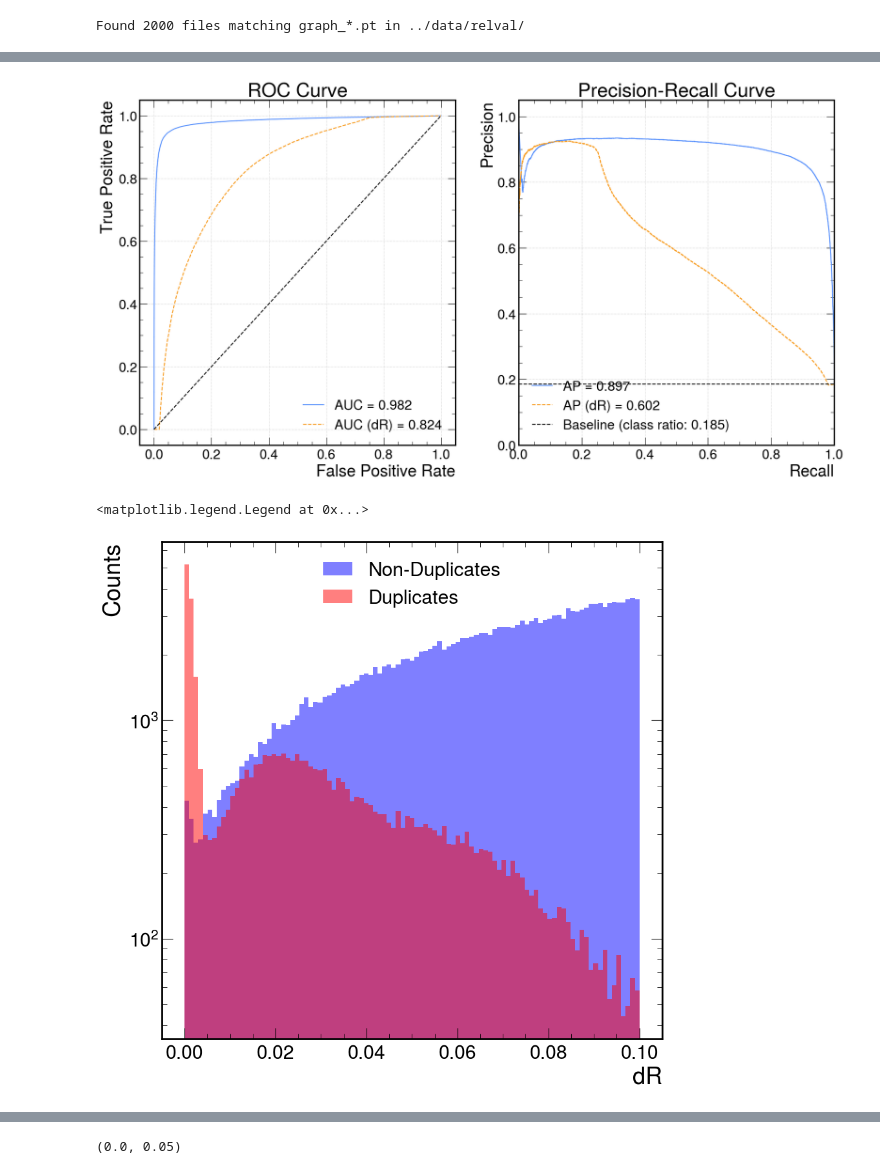
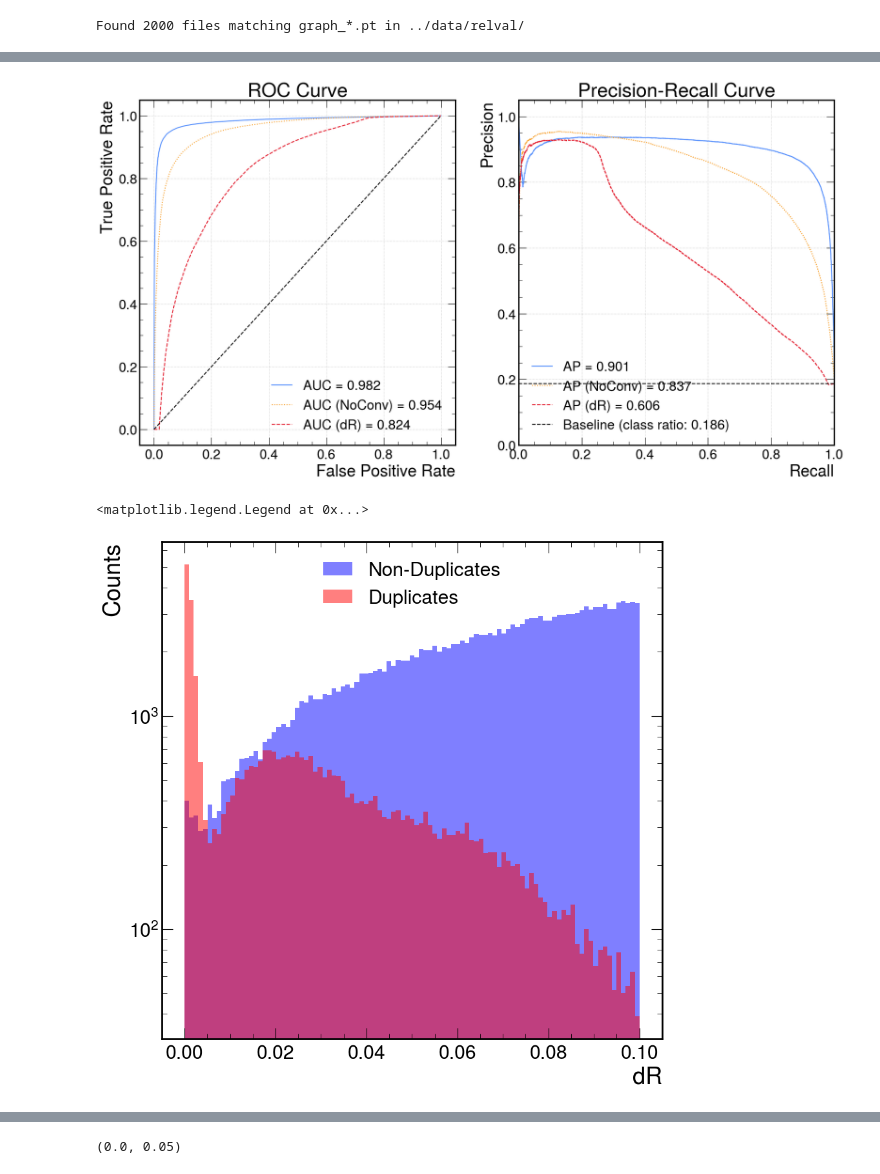
Before and after one commit to aashayarora/lst-dup-removal, a Jupyter notebook: validation/validation.ipynb, the cells around one changed output, grey strips where cells are left out. Saved outputs shown, nothing was run; the diff lists cells and outputs as text; code cells hidden in the pictures.

```diff
--- a/validation/validation.ipynb
+++ b/validation/validation.ipynb
@@ -24,13 +24,13 @@ with open("../config.json") as f:
     config = json.load(f)
 
 # Load the model
-models = glob("../output/model*.pt")
-best_model = sorted(models, key=lambda x: int(x.split("model_")[1].split(".")[0]))[-1]
-print(f"Loading model: {best_model}")
+# models = glob("../output/model*.pt")
+# best_model = sorted(models, key=lambda x: int(x.split("model_")[1].split(".")[0]))[-1]
+# print(f"Loading model: {best_model}")
 
 model = DRNetwork().from_config(config=config)
-model.load_state_dict(torch.load("../output/model_200.pt", map_location=torch.device("cpu")))
+model.load_state_dict(torch.load("../output/conv_model_200.pt", map_location=torch.device("cpu"), weights_only=False))
 
-# model_noconv = DRNetworkNoConv().from_config(config=config)
-# model_noconv.load_state_dict(torch.load("../output/noconv_model_200.pt", map_location=torch.device("cpu")))
+model_noconv = DRNetworkNoConv().from_config(config=config)
+model_noconv.load_state_dict(torch.load("../output/noconv_model_200.pt", map_location=torch.device("cpu"), weights_only=False))
 # %% [output]
@@ -44,6 +43,6 @@ Found 2000 files matching graph_*.pt in ../data/relval/
 # %%
 for graph in dataloader:
     embedding_orig, features_orig, labels_orig = model(graph)
-    # embedding_noconv, features_noconv, labels_noconv = model_noconv(graph)
+    embedding_noconv, features_noconv, labels_noconv = model_noconv(graph)
     break
 # %%
@@ -104,9 +96,9 @@ pair_emb = embedding_orig.detach().numpy()
 labelroc = labels_orig.detach().numpy()
 features = features_orig.detach().numpy()
 
-# pair_emb_noconv = embedding_noconv.detach().numpy()
-# labelroc_noconv = labels_noconv.detach().numpy()
-# features_noconv = features_noconv.detach().numpy()
+pair_emb_noconv = embedding_noconv.detach().numpy()
+labelroc_noconv = labels_noconv.detach().numpy()
+features_noconv = features_noconv.detach().numpy()
 
 eta1 = features[0][:, 1] * 5
 phi1 = features[0][:, 2] * 3.14
@@ -135,47 +127,47 @@ dists = np.linalg.norm(z1 - z2, axis=1)
 tpr, fpr, _= roc_curve(labelroc, dists)
 roc_auc = auc(fpr, tpr)
 
-# z1_noconv = pair_emb_noconv[0]
-# z2_noconv = pair_emb_noconv[1]
-# dists_noconv = np.linalg.norm(z1_noconv - z2_noconv, axis=1)
+z1_noconv = pair_emb_noconv[0]
+z2_noconv = pair_emb_noconv[1]
+dists_noconv = np.linalg.norm(z1_noconv - z2_noconv, axis=1)
 
-# tpr_noconv, fpr_noconv, _= roc_curve(labelroc_noconv, dists_noconv)
-# roc_auc_noconv = auc(fpr_noconv, tpr_noconv)
+tpr_noconv, fpr_noconv, _= roc_curve(labelroc_noconv, dists_noconv)
+roc_auc_noconv = auc(fpr_noconv, tpr_noconv)
 
 precision, recall, _ = precision_recall_curve(labelroc, -dists)  # Note the negative sign since smaller distance means more similar
 avg_precision = average_precision_score(labelroc, -dists)
 
 precision_dR, recall_dR, _ = precision_recall_curve(labelroc, -deltars)  # Note the negative sign since smaller deltaR means more similar
 avg_precision_dR = average_precision_score(labelroc, -deltars)
 
-# precision_noconv, recall_noconv, _ = precision_recall_curve(labelroc_noconv, -dists_noconv)  # Note the negative sign since smaller distance means more similar
-# avg_precision_noconv = average_precision_score(labelroc_noconv, -dists_noconv)
+precision_noconv, recall_noconv, _ = precision_recall_curve(labelroc_noconv, -dists_noconv)  # Note the negative sign since smaller distance means more similar
+avg_precision_noconv = average_precision_score(labelroc_noconv, -dists_noconv)
 
 fig, ax = plt.subplots(1, 2, figsize=(20, 10))
 
 ax[0].plot(fpr, tpr, label=f"AUC = {roc_auc:.3f}")
-# ax[0].plot(fpr_noconv, tpr_noconv, label=f"AUC (NoConv) = {roc_auc_noconv:.3f}", linestyle=':')
+ax[0].plot(fpr_noconv, tpr_noconv, label=f"AUC (NoConv) = {roc_auc_noconv:.3f}", linestyle=':')
 ax[0].plot(fpr_dR, tpr_dR, label=f"AUC (dR) = {roc_auc_dR:.3f}", linestyle='--')
 ax[0].plot([0,1],[0,1], 'k--')
 ax[0].set_xlabel("False Positive Rate")
 ax[0].set_ylabel("True Positive Rate")
 ax[0].set_title("ROC Curve")
 ax[0].grid(True)
 ax[0].legend(loc="lower right")
 
 ax[1].plot(recall, precision, label=f"AP = {avg_precision:.3f}")
-# ax[1].plot(recall_noconv, precision_noconv, label=f"AP (NoConv) = {avg_precision_noconv:.3f}", linestyle=':')
+ax[1].plot(recall_noconv, precision_noconv, label=f"AP (NoConv) = {avg_precision_noconv:.3f}", linestyle=':')
 ax[1].plot(recall_dR, precision_dR, label=f"AP (dR) = {avg_precision_dR:.3f}", linestyle='--')
 ax[1].plot([0, 1], [sum(labelroc)/len(labelroc), sum(labelroc)/len(labelroc)], 'k--', label=f"Baseline (class ratio: {sum(labelroc)/len(labelroc):.3f})")
 ax[1].set_xlim([0.0, 1.0])
 ax[1].set_ylim([0.0, 1.05])
 ax[1].set_xlabel("Recall")
 ax[1].set_ylabel("Precision")
 ax[1].set_title("Precision-Recall Curve")
 ax[1].legend(loc="lower left")
 ax[1].grid(True)
 # %% [output]
-[figure, old version]
+[figure, new version]
 # %%
 fig, ax = plt.subplots(figsize=(10, 10))
 
@@ -190,5 +182,5 @@ ax.set_yscale("log")
 ax.legend()
 # %% [output]
 <matplotlib.legend.Legend at 0x...>
-[figure, old version]
+[figure, new version]
 # %%
```
Also changed, not shown: parts of 4 cells of this notebook.
